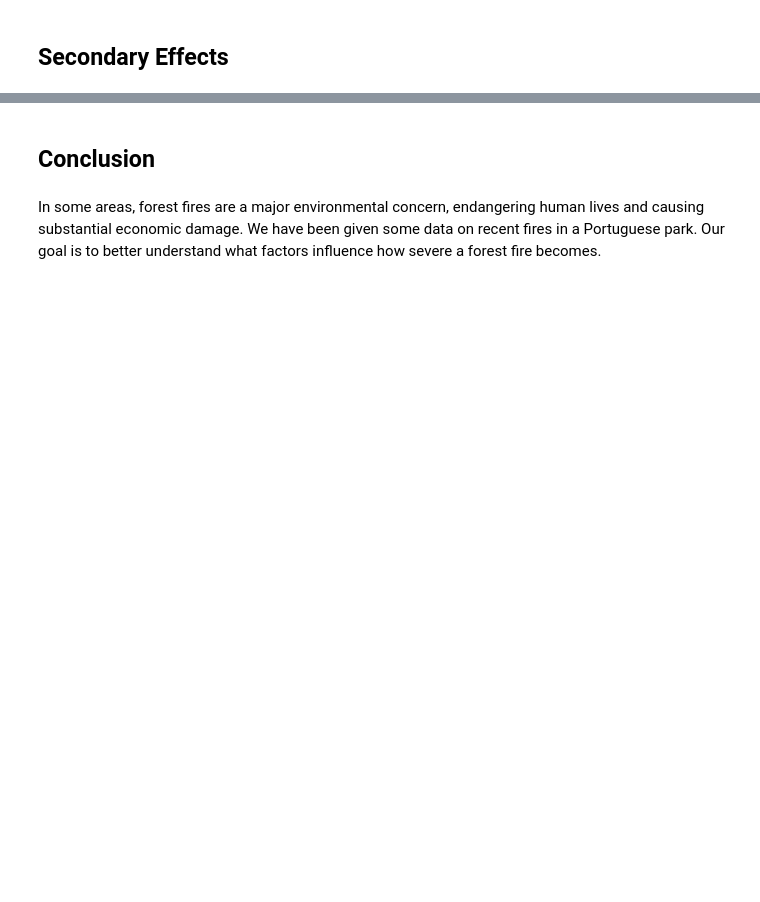
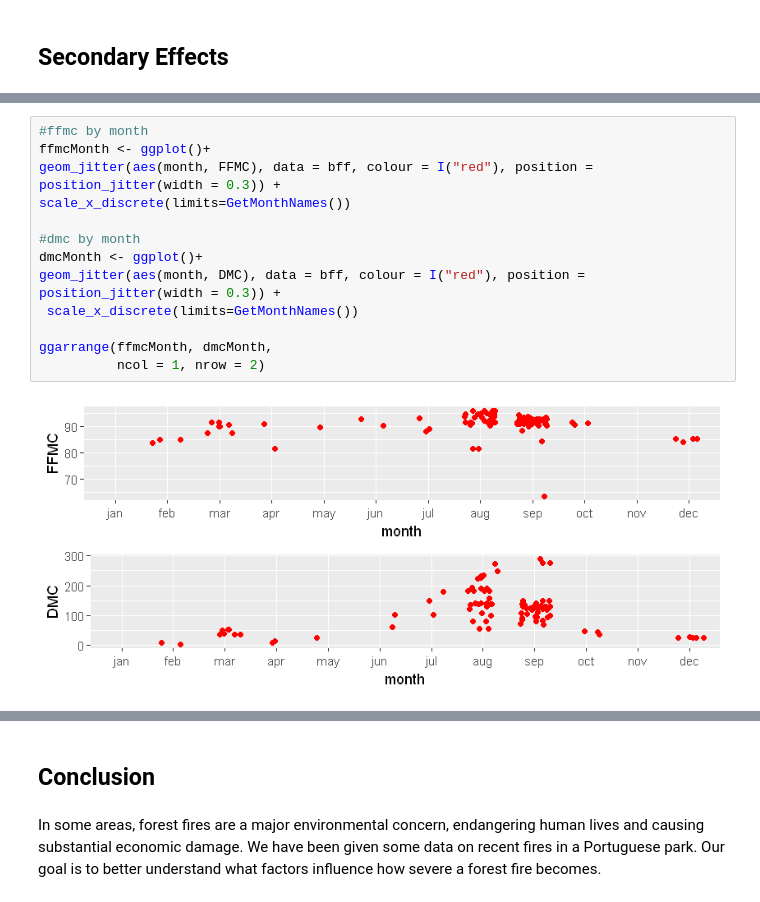
Before and after one commit to hyunchul78/w203_lab1, a Jupyter notebook: majumder_mitchell_kim_lab1.ipynb, the cells around one changed output, grey strips where cells are left out. Cells and saved outputs as stored; diff of their text form; blank space fills up the shorter version.

```diff
--- a/majumder_mitchell_kim_lab1.ipynb
+++ b/majumder_mitchell_kim_lab1.ipynb
@@ -559,0 +572,15 @@ ggarrange(arMonth, tempMonth, rhMonth,
+# %%
+#ffmc by month
+ffmcMonth <- ggplot()+
+geom_jitter(aes(month, FFMC), data = bff, colour = I("red"), position = position_jitter(width = 0.3)) +
+scale_x_discrete(limits=GetMonthNames())
+
+#dmc by month
+dmcMonth <- ggplot()+
+geom_jitter(aes(month, DMC), data = bff, colour = I("red"), position = position_jitter(width = 0.3)) +
+ scale_x_discrete(limits=GetMonthNames())
+
+ggarrange(ffmcMonth, dmcMonth,
+          ncol = 1, nrow = 2)
+# %% [output]
+[figure, added]
```
Also changed, not shown: parts of 44 cells of this notebook.
